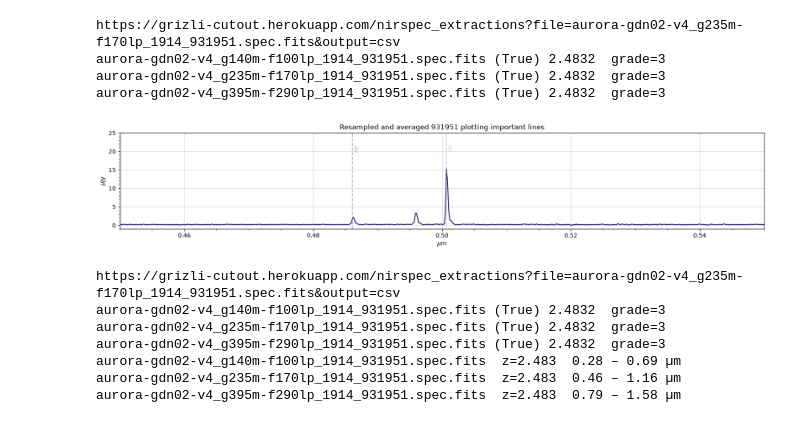
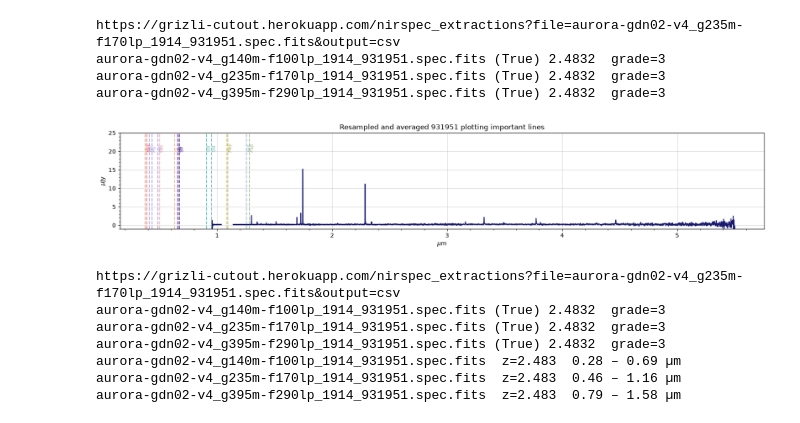
Before and after one commit to CrushinAngel/Astronomical_Investigation_Project, a Jupyter notebook: notebooks/spectrum_example.ipynb, the cells around one changed output. Drawn from its saved outputs; the diff is of its cells as text; code cells hidden in the pictures.

```diff
--- a/notebooks/spectrum_example.ipynb
+++ b/notebooks/spectrum_example.ipynb
@@ -254,22 +254,22 @@ tryout = weighted_average(resampled)
 # %%
 f, ax = plt.subplots(figsize = (20, 3))
 
 ax.plot(tryout.spectral_axis.value, tryout.flux.value, color = 'midnightblue')
 ax.minorticks_on()
 
 for line in lines:
     ax.axvline(line[0], color = line[2], alpha = 0.5, linestyle = '--')
     ax.text(x = line[0] + 0.00025, y = 20, s = line[1], size = 8, color = line[2], rotation = 90, alpha = 0.5, clip_on = True)
 
 ax.set_xlabel(r'$\mu$m')
 ax.set_ylabel(r'$\mu$Jy')
-ax.set_xlim(0.45, 0.55)
+# ax.set_xlim(0.45, 0.55)
 ax.set_ylim(-1, 25)
 ax.set_title('Resampled and averaged 931951 plotting important lines')
 ax.grid(alpha = 0.5)
 plt.show()
 # %% [output]
-[figure, old version]
+[figure, new version]
 # %%
 from msaexp import spectrum
 import msaexp.utils
```
Also changed, not shown: parts of 1 cell of this notebook, 3 other files.
